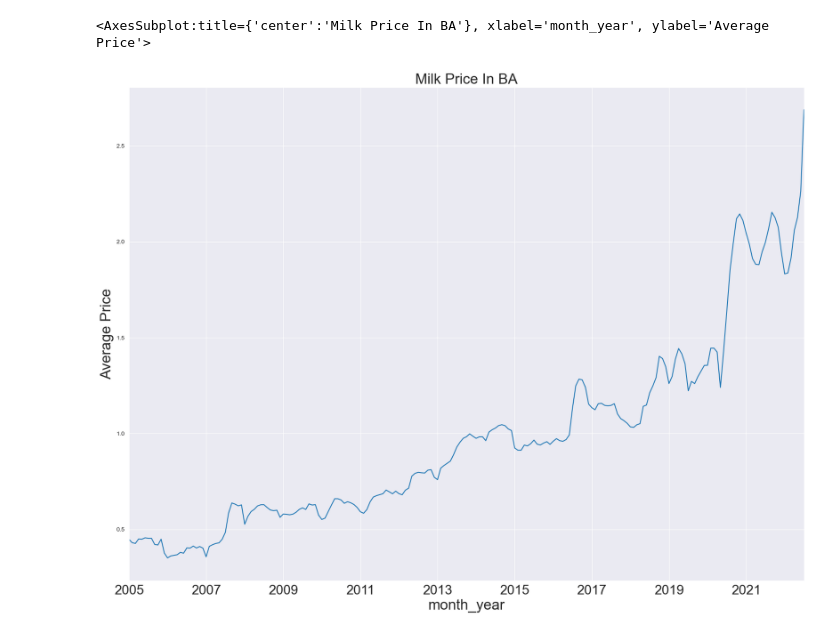
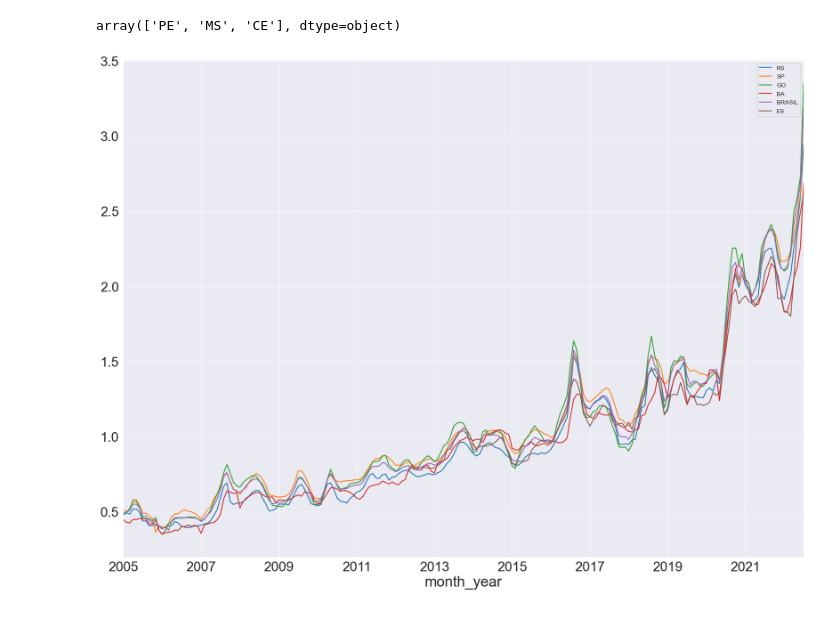
Before and after one commit to ludsonfelipe/data_projects, a Jupyter notebook: The Price Of Milk In Brazil/milk_in_brazil_data_analysis.ipynb, the cells around one changed output. Saved outputs shown, nothing was run; the diff lists cells and outputs as text; code cells hidden in the pictures.

```diff
--- a/The Price Of Milk In Brazil/milk_in_brazil_data_analysis.ipynb
+++ b/The Price Of Milk In Brazil/milk_in_brazil_data_analysis.ipynb
@@ -151,6 +121,12 @@ def plot_average_price(df, state, column):
 # %%
-plot_average_price(df,'BA','average price')
+df[df['average price']==0]['state'].unique()
 # %% [output]
-<AxesSubplot:title={'center':'Milk Price In BA'}, xlabel='month_year', ylabel='Average Price'>
+array(['PE', 'MS', 'CE'], dtype=object)
-[figure, removed]
+# %%
+plot_timeseries(df,\
+    states=['RS', 'SP', 'GO', 'BA', 'BRASIL', 'ES'],\
+         plot_value='average price',\
+             column_name='state')
+# %% [output]
+[figure, added]
 # %%
```
Also changed, not shown: parts of 19 cells of this notebook.
